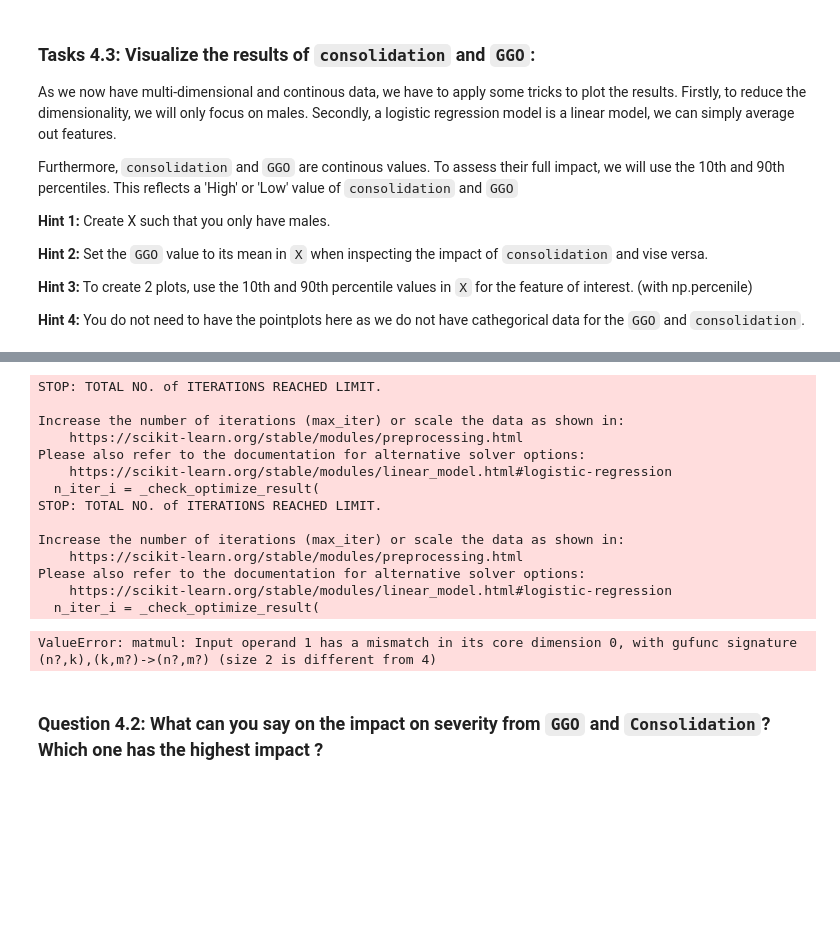
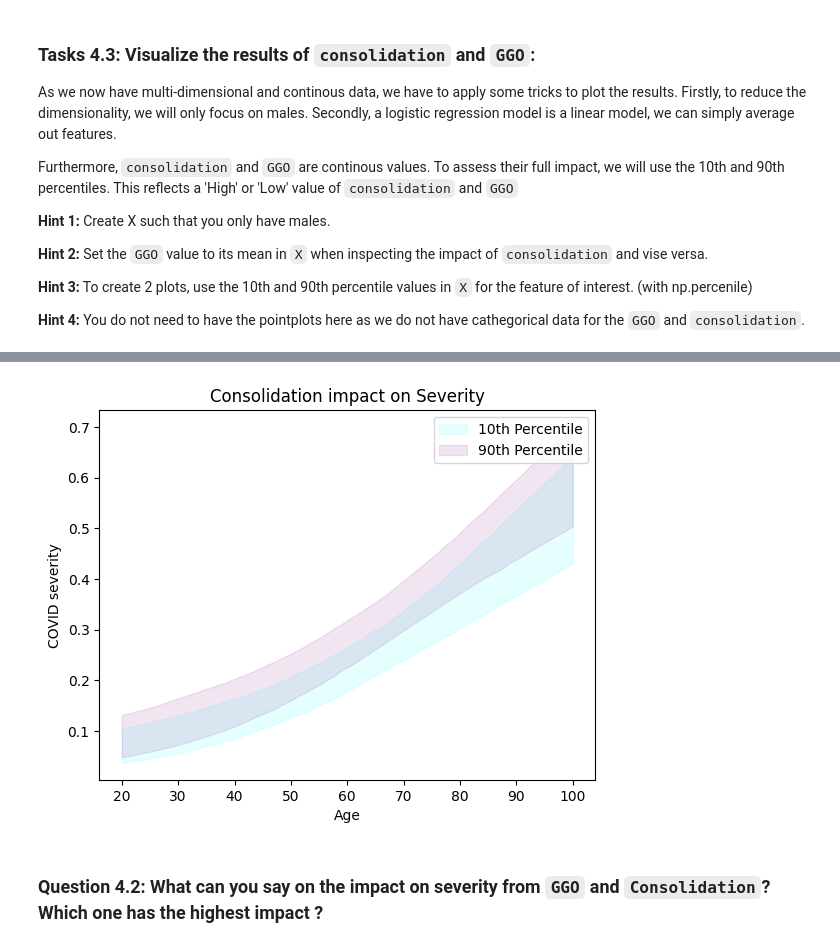
Before and after one commit to cesarz10/Health-Information, a Jupyter notebook: WPO-3/WPO_3_AlineJacquart_CesarZapata.ipynb, the cells around one changed output, grey strips where cells are left out. Saved outputs shown, nothing was run; the diff lists cells and outputs as text; code cells hidden in the pictures; blank space fills up the shorter version.

```diff
--- a/WPO-3/WPO_3_AlineJacquart_CesarZapata.ipynb
+++ b/WPO-3/WPO_3_AlineJacquart_CesarZapata.ipynb
@@ -501,34 +448,21 @@ def plot_CI_1(int_bs, coef_bs, X, color):
-# %%
-coef_bs_male, int_bs_male, X_bootstrap_male = boot_1()
-plot_CI_1(int_bs_male, coef_bs_male, X_male.T,'red')
-#coef_bs_female, int_bs_female, X_bootstrap_female=boot(0)
-plot_CI_1(int_bs_male, coef_bs_male, X_female.T,'blue')
-plt.plot(age, probamale, color = '#00FFFF', label='Probability Male')
-plt.plot(age, probafemale, color = '#800080', label='Probability Female')
-sns.scatterplot(male, x='Age', y='Severity', color = '#00FFFF', label='Male')
-sns.scatterplot(female, x='Age', y='Severity', color = '#800080', label='Female')
-
-plt.title("Mean fraction of severity per age group")
-plt.legend()
-plt.show()
-# %% [output]
-STOP: TOTAL NO. of ITERATIONS REACHED LIMIT.
-
-Increase the number of iterations (max_iter) or scale the data as shown in:
-    https://scikit-learn.org/stable/modules/preprocessing.html
-Please also refer to the documentation for alternative solver options:
-    https://scikit-learn.org/stable/modules/linear_model.html#logistic-regression
-  n_iter_i = _check_optimize_result(
-STOP: TOTAL NO. of ITERATIONS REACHED LIMIT.
-
-Increase the number of iterations (max_iter) or scale the data as shown in:
-    https://scikit-learn.org/stable/modules/preprocessing.html
-Please also refer to the documentation for alternative solver options:
-    https://scikit-learn.org/stable/modules/linear_model.html#logistic-regression
-  n_iter_i = _check_optimize_result(
-ValueError: matmul: Input operand 1 has a mismatch in its core dimension 0, with gufunc signature (n?,k),(k,m?)->(n?,m?) (size 2 is different from 4)
 # %%
-# code for impact of Consolidation
+# getting percentiles
+Consolidation_percentile_10 = np.percentile(df['Consolidation'], 10)
+Consolidation_percentile_90 = np.percentile(df['Consolidation'], 90)
+
+X_Consolidation_percentile_10 = np.vstack(((ages, np.ones_like(ages), np.full_like(ages, Consolidation_percentile_10), np.full_like(ages, mean_GGO))))
+X_Consolidation_percentile_90 = np.vstack(((ages, np.ones_like(ages), np.full_like(ages, Consolidation_percentile_90), np.full_like(ages, mean_GGO))))
+
+# plotting Consolidation vs Severity
+plot_CI(int_bs_male, coef_bs_male, X_Consolidation_percentile_10, color='#00FFFF')
+plot_CI(int_bs_male, coef_bs_male, X_Consolidation_percentile_90, color='#800080')
+plt.xlabel('Age')
+plt.ylabel('COVID severity')
+plt.title('Consolidation impact on Severity')
+plt.legend(['10th Percentile', '90th Percentile'])
+plt.show()
+# %% [output]
+[figure, added]
 # %% [markdown]
 ### Question 4.2: What can you say on the impact on severity from `GGO` and `Consolidation`? Which one has the highest impact ?
 # %%
```
Also changed, not shown: parts of 5 cells of this notebook.
